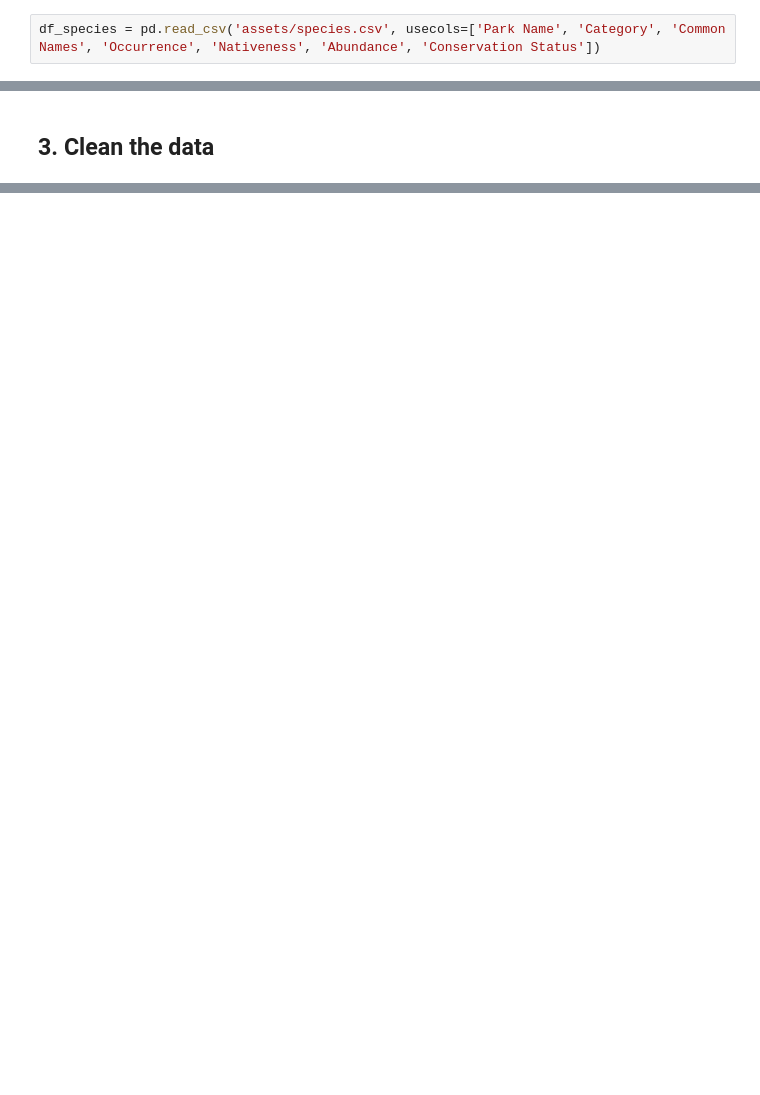
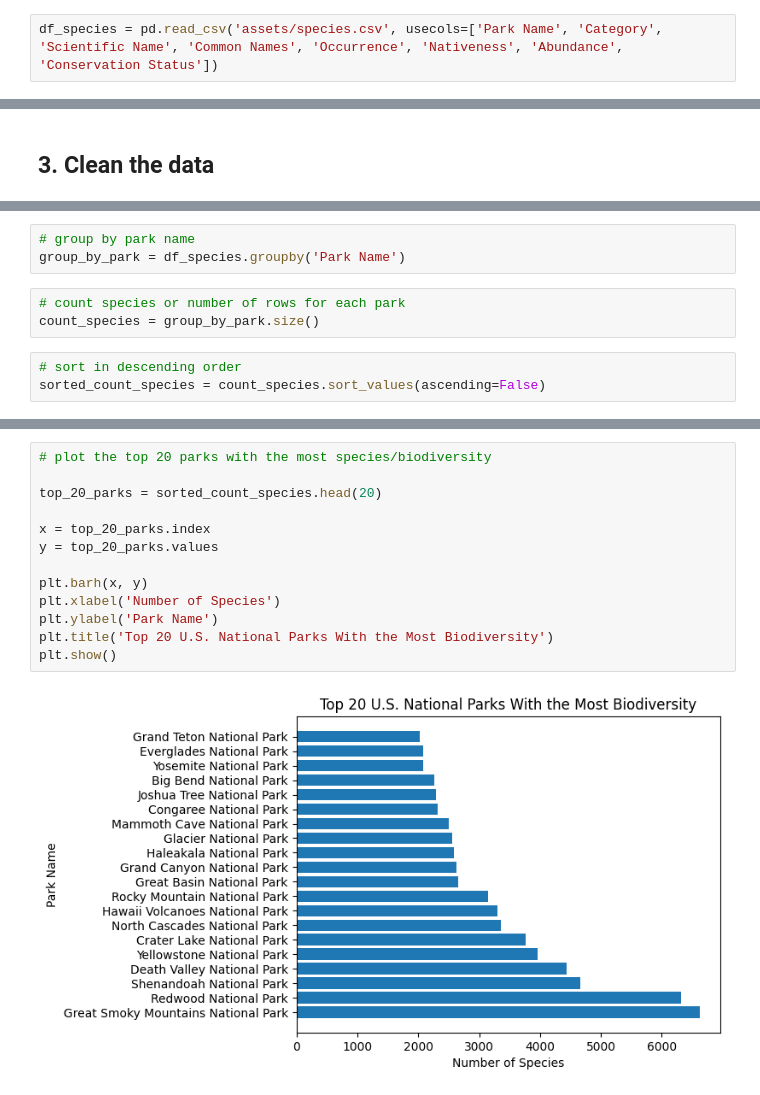
Before and after one commit to slee502/Biodiversity_in_Parks, a Jupyter notebook: Biodiversity_Project.ipynb, the cells around one changed output, grey strips where cells are left out. Saved outputs shown, nothing was run; the diff lists cells and outputs as text; blank space fills up the shorter version.

Commit message:
figured out most biodiverse

```diff
--- a/Biodiversity_Project.ipynb
+++ b/Biodiversity_Project.ipynb
@@ -8,4 +8,4 @@ import matplotlib.pyplot as plt
 # %% [markdown]
 ## 2. Read the CSV
 # %%
-df_species = pd.read_csv('assets/species.csv', usecols=['Park Name', 'Category', 'Common Names', 'Occurrence', 'Nativeness', 'Abundance', 'Conservation Status'])
+df_species = pd.read_csv('assets/species.csv', usecols=['Park Name', 'Category', 'Scientific Name', 'Common Names', 'Occurrence', 'Nativeness', 'Abundance', 'Conservation Status'])
@@ -35,0 +51,9 @@ dtype: object
+# %%
+# group by park name
+group_by_park = df_species.groupby('Park Name')
+# %%
+# count species or number of rows for each park
+count_species = group_by_park.size()
+# %%
+# sort in descending order
+sorted_count_species = count_species.sort_values(ascending=False)
@@ -35,0 +81,15 @@ dtype: object
+# %%
+# plot the top 20 parks with the most species/biodiversity
+
+top_20_parks = sorted_count_species.head(20)
+
+x = top_20_parks.index
+y = top_20_parks.values
+
+plt.barh(x, y)
+plt.xlabel('Number of Species')
+plt.ylabel('Park Name')
+plt.title('Top 20 U.S. National Parks With the Most Biodiversity')
+plt.show()
+# %% [output]
+[figure, added]
```
Also changed, not shown: parts of 5 cells of this notebook.
